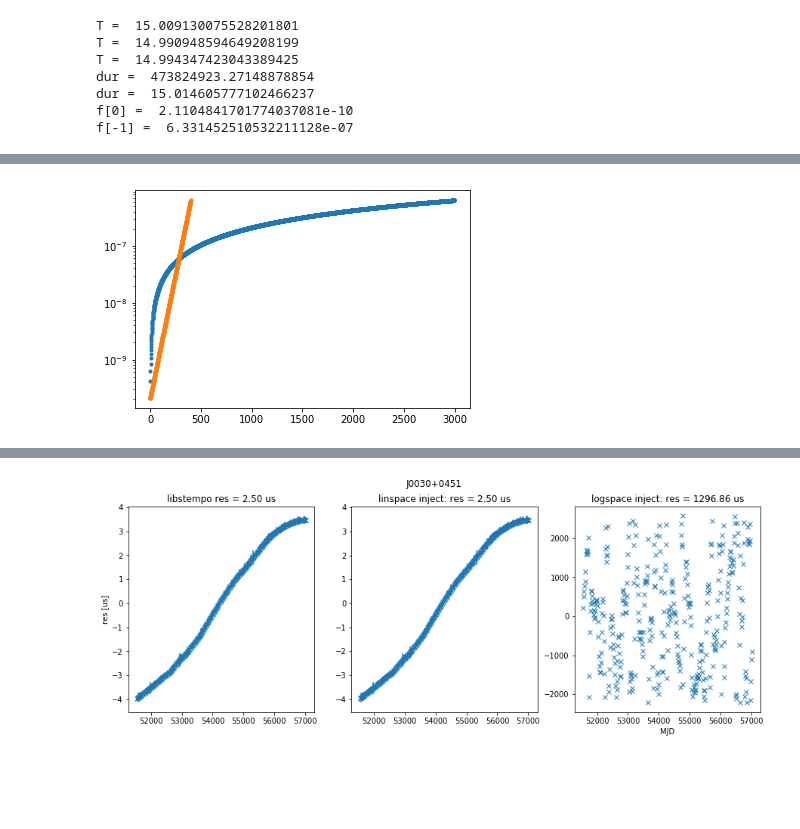
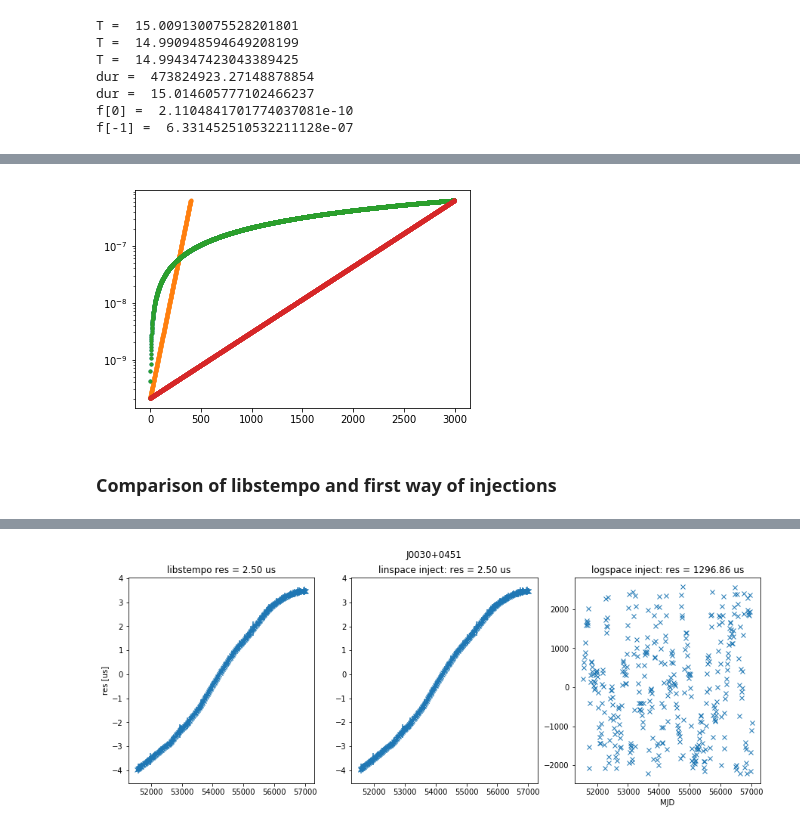
Before and after one commit to LBJ-Wade/NANOGrav, a Jupyter notebook: BackgroundInjections/toasim_testing/comparisons_v2.ipynb, the cells around one changed output, grey strips where cells are left out. Saved outputs shown, nothing was run; the diff lists cells and outputs as text; code cells hidden in the pictures; blank space fills up the shorter version.

```diff
--- a/BackgroundInjections/toasim_testing/comparisons_v2.ipynb
+++ b/BackgroundInjections/toasim_testing/comparisons_v2.ipynb
@@ -246,6 +260,7 @@ test_pta_1 = []
 test_pta_2 = []
 test_pta_3 = []
 test_pta_4 = []
+test_pta_5 = []
 
 for ii in range(npsrs):
     test_pta_1.append( T2.tempopulsar(parfile = parfiles[ii], timfile = timfiles[ii],
@@ -256,6 +271,8 @@ for ii in range(npsrs):
                                  maxobs=30000, ephem='DE436'))
     test_pta_4.append( T2.tempopulsar(parfile = parfiles[ii], timfile = timfiles[ii],
                                  maxobs=30000, ephem='DE436'))
+    test_pta_5.append( T2.tempopulsar(parfile = parfiles[ii], timfile = timfiles[ii],
+                                 maxobs=30000, ephem='DE436'))
 
     print('\r{0} of {1}'.format(ii+1,npsrs),flush=True,end='')
 # %% [output]
@@ -294,0 +324,3 @@ len(f) =  3000
+# %%
+f_GWB_test_pta5,Amp_GWB_test_pta5,Res_f5 = MyT.my_createGWB(test_pta_5, Amp=1.3e-15, gam=13./3.,\
+                                                  seed=seed_gwb_1, noCorr=True, logspacing=True)
@@ -310,7 +397,11 @@ Amp_enterprise_plaw_1 = Amp_enterprise_plaw_1*1e20
 # %%
 plt.plot(f_GWB_test_pta2,'.')
 plt.plot(f_GWB_test_pta3,'.')
+plt.plot(f_GWB_test_pta4,'.')
+plt.plot(f_GWB_test_pta5,'.')
 plt.yscale('log')
 # %% [output]
-[figure, old version]
+[figure, new version]
+# %% [markdown]
+### Comparison of libstempo and first way of injections
 # %%
```
Also changed, not shown: parts of 59 cells of this notebook, 1 other file.
